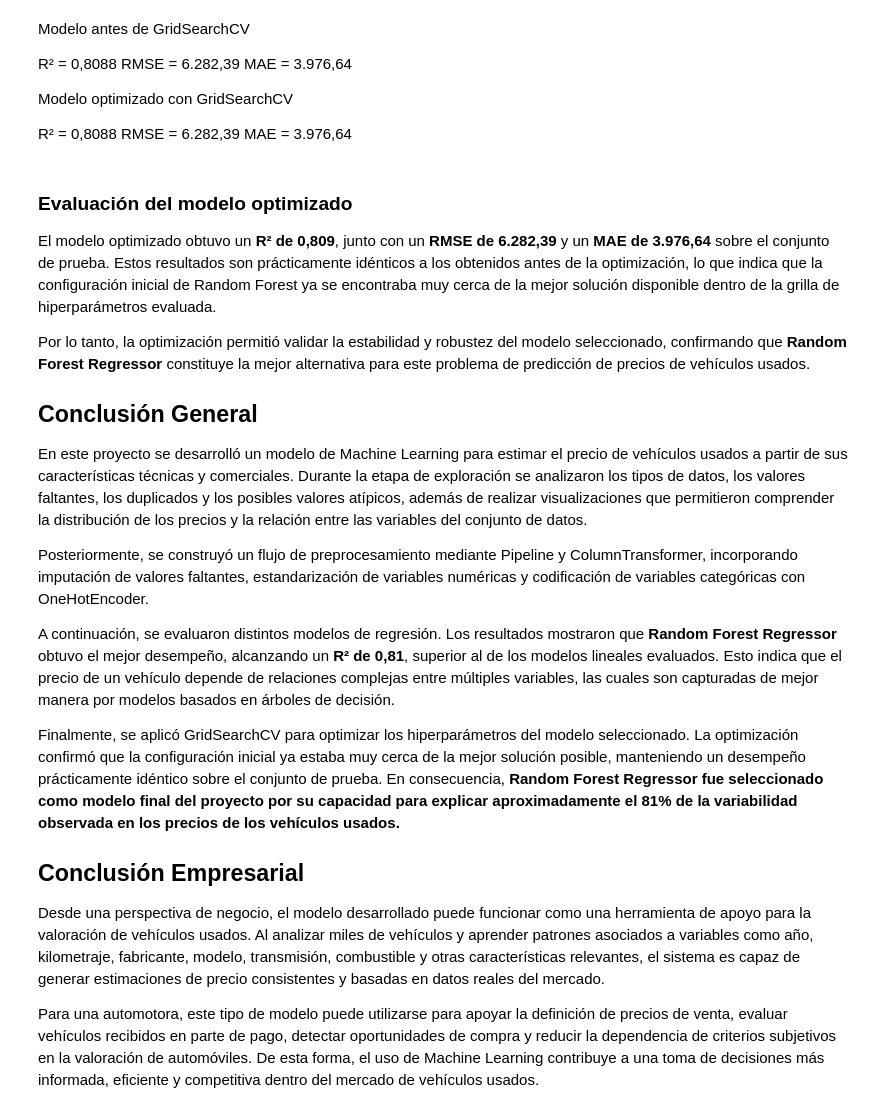
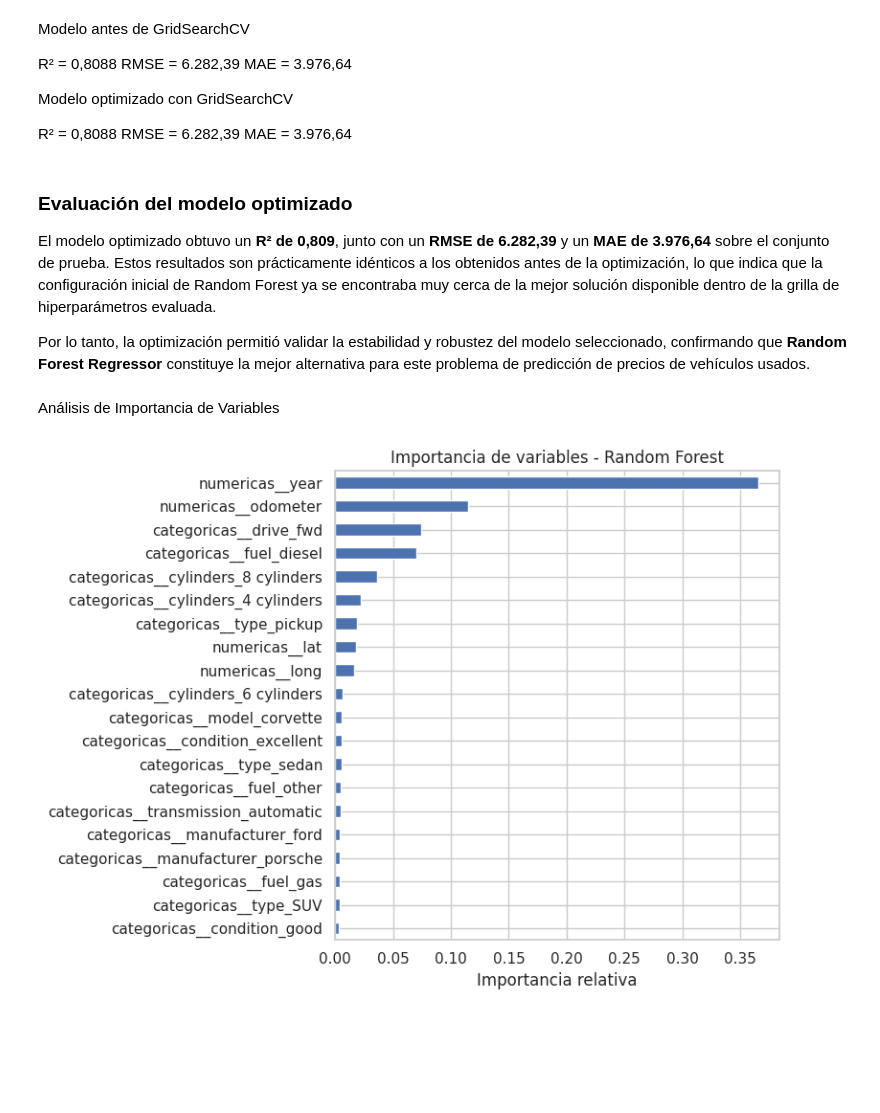
Before and after one commit to diegopobletearriagada-alt/used-car-price-prediction, a Jupyter notebook: CORE_3__ML.ipynb, the cells around one changed output. Drawn from its saved outputs; the diff is of its cells as text; code cells hidden in the pictures; blank space fills up the shorter version.

```diff
--- a/CORE_3__ML.ipynb
+++ b/CORE_3__ML.ipynb
@@ -1003,19 +1043,31 @@ MAE  = 3.976,64
 El modelo optimizado obtuvo un **R² de 0,809**, junto con un **RMSE de 6.282,39** y un **MAE de 3.976,64** sobre el conjunto de prueba. Estos resultados son prácticamente idénticos a los obtenidos antes de la optimización, lo que indica que la configuración inicial de Random Forest ya se encontraba muy cerca de la mejor solución disponible dentro de la grilla de hiperparámetros evaluada.
 
 Por lo tanto, la optimización permitió validar la estabilidad y robustez del modelo seleccionado, confirmando que **Random Forest Regressor** constituye la mejor alternativa para este problema de predicción de precios de vehículos usados.
-
-## Conclusión General
-
-En este proyecto se desarrolló un modelo de Machine Learning para estimar el precio de vehículos usados a partir de sus características técnicas y comerciales. Durante la etapa de exploración se analizaron los tipos de datos, los valores faltantes, los duplicados y los posibles valores atípicos, además de realizar visualizaciones que permitieron comprender la distribución de los precios y la relación entre las variables del conjunto de datos.
-
-Posteriormente, se construyó un flujo de preprocesamiento mediante Pipeline y ColumnTransformer, incorporando imputación de valores faltantes, estandarización de variables numéricas y codificación de variables categóricas con OneHotEncoder.
-
-A continuación, se evaluaron distintos modelos de regresión. Los resultados mostraron que **Random Forest Regressor** obtuvo el mejor desempeño, alcanzando un **R² de 0,81**, superior al de los modelos lineales evaluados. Esto indica que el precio de un vehículo depende de relaciones complejas entre múltiples variables, las cuales son capturadas de mejor manera por modelos basados en árboles de decisión.
-
-Finalmente, se aplicó GridSearchCV para optimizar los hiperparámetros del modelo seleccionado. La optimización confirmó que la configuración inicial ya estaba muy cerca de la mejor solución posible, manteniendo un desempeño prácticamente idéntico sobre el conjunto de prueba. En consecuencia, **Random Forest Regressor fue seleccionado como modelo final del proyecto por su capacidad para explicar aproximadamente el 81% de la variabilidad observada en los precios de los vehículos usados.**
-
-## Conclusión Empresarial
-
-Desde una perspectiva de negocio, el modelo desarrollado puede funcionar como una herramienta de apoyo para la valoración de vehículos usados. Al analizar miles de vehículos y aprender patrones asociados a variables como año, kilometraje, fabricante, modelo, transmisión, combustible y otras características relevantes, el sistema es capaz de generar estimaciones de precio consistentes y basadas en datos reales del mercado.
-
-Para una automotora, este tipo de modelo puede utilizarse para apoyar la definición de precios de venta, evaluar vehículos recibidos en parte de pago, detectar oportunidades de compra y reducir la dependencia de criterios subjetivos en la valoración de automóviles. De esta forma, el uso de Machine Learning contribuye a una toma de decisiones más informada, eficiente y competitiva dentro del mercado de vehículos usados.
+# %% [markdown]
+Análisis de Importancia de Variables
+# %%
+# Ajustar pipeline
+rf_pipeline.fit(X_train, y_train)
+
+# Extraer modelo y preprocesador
+rf_model = rf_pipeline.named_steps['modelo']
+preprocesador = rf_pipeline.named_steps['preprocesador']
+
+# Obtener nombres de variables transformadas
+feature_names = preprocesador.get_feature_names_out()
+
+# Crear serie de importancias
+importancias = pd.Series(
+    rf_model.feature_importances_,
+    index=feature_names
+).sort_values()
+
+# Graficar top 20
+plt.figure(figsize=(8, 6))
+importancias.tail(20).plot(kind='barh')
+plt.title('Importancia de variables - Random Forest')
+plt.xlabel('Importancia relativa')
+plt.tight_layout()
+plt.show()
+# %% [output]
+[figure, added]
```
Also changed, not shown: parts of 5 cells of this notebook.
